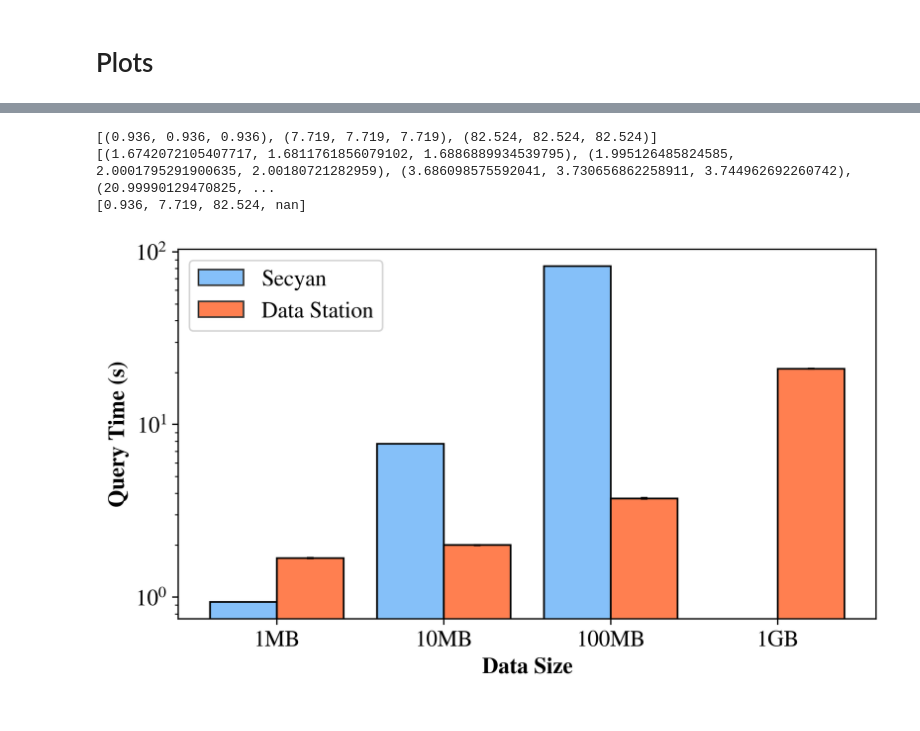
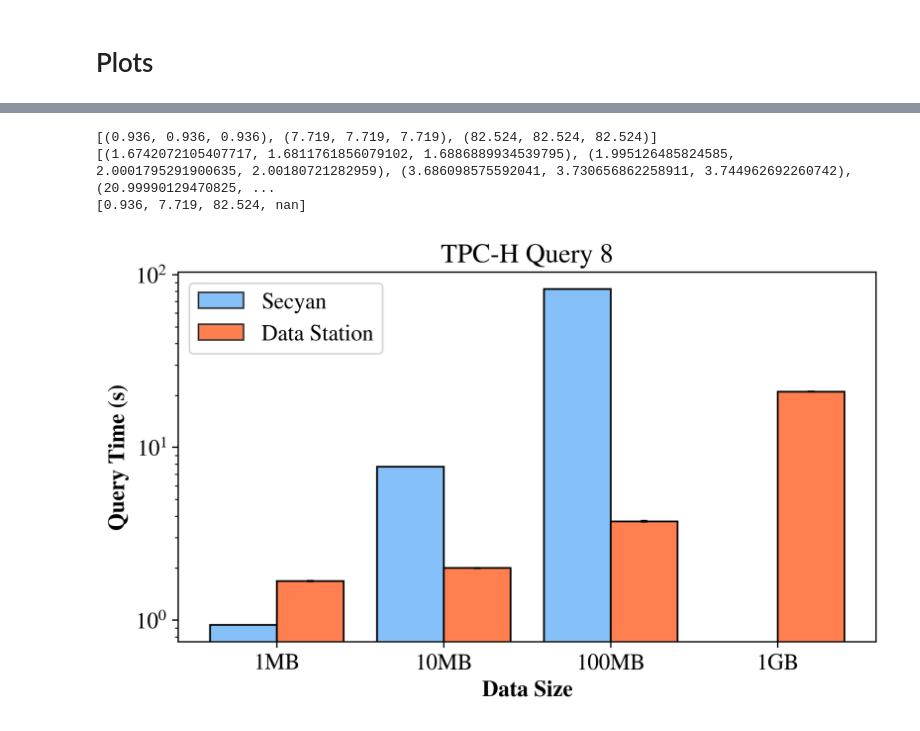
Before and after one commit to TheDataStation/datastation-escrow, a Jupyter notebook: data_comparisons/secyan/secyan_data_parsing.ipynb, the cells around one changed output, grey strips where cells are left out. Drawn from its saved outputs; the diff is of its cells as text; code cells hidden in the pictures.

```diff
--- a/data_comparisons/secyan/secyan_data_parsing.ipynb
+++ b/data_comparisons/secyan/secyan_data_parsing.ipynb
@@ -430,36 +433,36 @@ plt.bar(x=X_axis+width/2,width=width,height=medians_right,label="Data Station",
 #         # edgecolor=colors_right[i],
 #         # edgecolor=[.2,.2,.2],
 #         # alpha=0.8,
 #         # label=labels_left[i],
 #         # color='none',
 #         # color=colors_right[i],
         edgecolor=[0.2,0.2,0.2],
 #         # hatch="...",
         color='coral'
         )
 
 plt.bar(x=X_axis+width/2,width=width,height=medians_right,yerr=stdev_right,
         edgecolor='black',
         error_kw={"elinewidth":1,"capsize":2,"capthick":1},
         color='none'
         )
 plt.yscale("log")
 
 plt.xlabel("Data Size", fontweight="bold")
 plt.ylabel("Query Time (s)", fontweight="bold")
-# plt.title("100GB Database Size")
+plt.title("TPC-H Query 8")
 plt.legend()
 
 plt.xticks(X_axis, [col.name for col in data_right])
 
-plt.savefig("q4.pdf", bbox_inches='tight')
+plt.savefig("q8.pdf", bbox_inches='tight')
 
 plt.show()
 # %% [output]
 [(0.936, 0.936, 0.936), (7.719, 7.719, 7.719), (82.524, 82.524, 82.524)]
 [(1.6742072105407717, 1.6811761856079102, 1.6886889934539795), (1.995126485824585, 2.0001795291900635, 2.00180721282959), (3.686098575592041, 3.730656862258911, 3.744962692260742), (20.99990129470825, ...
 [0.936, 7.719, 82.524, nan]
-[figure, old version]
+[figure, new version]
 # %%
 data_left = secyan_dict[9]
 data_left_mmm = [raw_mmm(col) for col in data_left]
```
Also changed, not shown: parts of 4 cells of this notebook, 9 other files.
